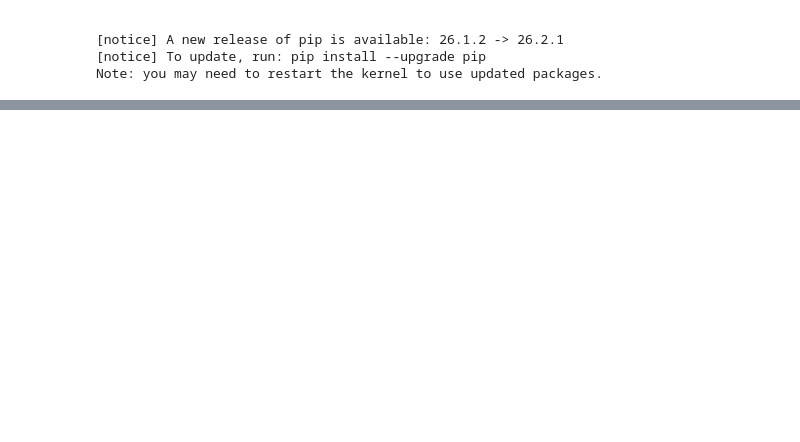
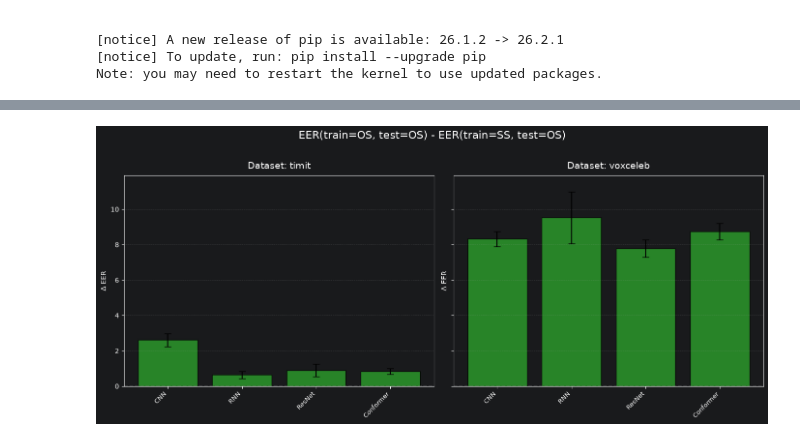
Before and after one commit to sage-diarization/Speaker-Recognition-Supra-Segmental-Temporal-Features, a Jupyter notebook: data/speaker-verification.ipynb, the cells around one changed output, grey strips where cells are left out. Saved outputs shown, nothing was run; the diff lists cells and outputs as text; code cells hidden in the pictures; blank space fills up the shorter version.

```diff
--- a/data/speaker-verification.ipynb
+++ b/data/speaker-verification.ipynb
@@ -256,0 +366,93 @@ plt.tight_layout()
+# %%
+# Plot difference: EER(train=OS, test=OS) - EER(train=SS, test=SS) with uncertainty
+# Filter for OS and SS training strategies
+df_filtered = df_repro[df_repro['train_strategy'].isin(['OS', 'SS'])].copy()
+
+# Define fixed architecture order
+architectures = ['CNN', 'RNN', 'ResNet', 'Conformer']
+
+# Get unique datasets
+datasets = sorted(df_filtered['dataset'].unique())
+
+# Calculate all differences and errors for global max
+all_diffs = []
+all_errors = []
+for dataset in datasets:
+    os_os_data = df_filtered[(df_filtered['dataset'] == dataset) &
+                           (df_filtered['train_strategy'] == 'OS') &
+                           (df_filtered['test_strategy'] == 'OS')]
+    ss_os_data = df_filtered[(df_filtered['dataset'] == dataset) &
+                           (df_filtered['train_strategy'] == 'SS') &
+                           (df_filtered['test_strategy'] == 'OS')]
+    for arch in architectures:
+        os_os_row = os_os_data[os_os_data['architecture'] == arch]
+        ss_os_row = ss_os_data[ss_os_data['architecture'] == arch]
+        if len(os_os_row) > 0 and len(ss_os_row) > 0:
+            diff = os_os_row['eer_mean'].values[0] - ss_os_row['eer_mean'].values[0]
+            err = (os_os_row['eer_std'].values[0]**2 + ss_os_row['eer_std'].values[0]**2)**0.5
+            all_diffs.append(abs(diff))
+            all_errors.append(err)
+
+# Calculate global max for y-axis alignment
+global_max = max(max(all_diffs), max(all_errors)) * 1.25 if all_diffs and all_errors else 1.0
+
+# Set up 1x2 grid for 2 datasets
+fig, axes = plt.subplots(1, len(datasets), figsize=(14, 6), sharey=True)
+
+# Handle single dataset case
+if len(datasets) == 1:
+    axes = [axes]
+
+# Create bar charts for each dataset
+for i, dataset in enumerate(datasets):
+    ax = axes[i]
+
+    # Get data for this dataset
+    os_os_data = df_filtered[(df_filtered['dataset'] == dataset) &
+                           (df_filtered['train_strategy'] == 'OS') &
+                           (df_filtered['test_strategy'] == 'OS')]
+    ss_os_data = df_filtered[(df_filtered['dataset'] == dataset) &
+                           (df_filtered['train_strategy'] == 'SS') &
+                           (df_filtered['test_strategy'] == 'OS')]
+
+    # Get architectures present in this dataset
+    dataset_architectures = [arch for arch in architectures if arch in df_filtered[df_filtered['dataset'] == dataset]['architecture'].unique()]
+
+    # Calculate differences and errors
+    differences = []
+    errors = []
+    for arch in dataset_architectures:
+        os_os_row = os_os_data[os_os_data['architecture'] == arch]
+        ss_os_row = ss_os_data[ss_os_data['architecture'] == arch]
+        if len(os_os_row) > 0 and len(ss_os_row) > 0:
+            diff = abs(os_os_row['eer_mean'].values[0] - ss_os_row['eer_mean'].values[0])
+            err = (os_os_row['eer_std'].values[0]**2 + ss_os_row['eer_std'].values[0]**2)**0.5
+            differences.append(diff)
+            errors.append(err)
+        else:
+            differences.append(0)
+            errors.append(0)
+
+    # Set up x positions
+    n_arch = len(dataset_architectures)
+    x = np.arange(n_arch)
+
+    # Plot bars with error bars
+    ax.bar(x, differences, yerr=errors, capsize=5,
+           color='#2ca02c', alpha=0.8, edgecolor='black')
+
+    # Customize the plot
+    ax.set_title(f'Dataset: {dataset}', fontsize=14, pad=10)
+    ax.set_ylabel('$\\Delta$ EER', fontsize=10)
+    ax.set_ylim(0, global_max)  # Symmetric around zero
+    ax.set_xticks(x)
+    ax.set_xticklabels(dataset_architectures, rotation=45, ha='right', fontsize=9)
+    ax.grid(axis='y', alpha=0.3, linestyle='--')
+    ax.axhline(0, color='gray', linestyle='--', alpha=0.5)  # Zero reference line
+
+# Add overall title and adjust layout
+plt.suptitle('EER(train=OS, test=OS) - EER(train=SS, test=OS)',
+             fontsize=16, y=1.02)
+plt.tight_layout()
+# %% [output]
+[figure, added]
```
Also changed, not shown: parts of 3 cells of this notebook, 1 other file.
